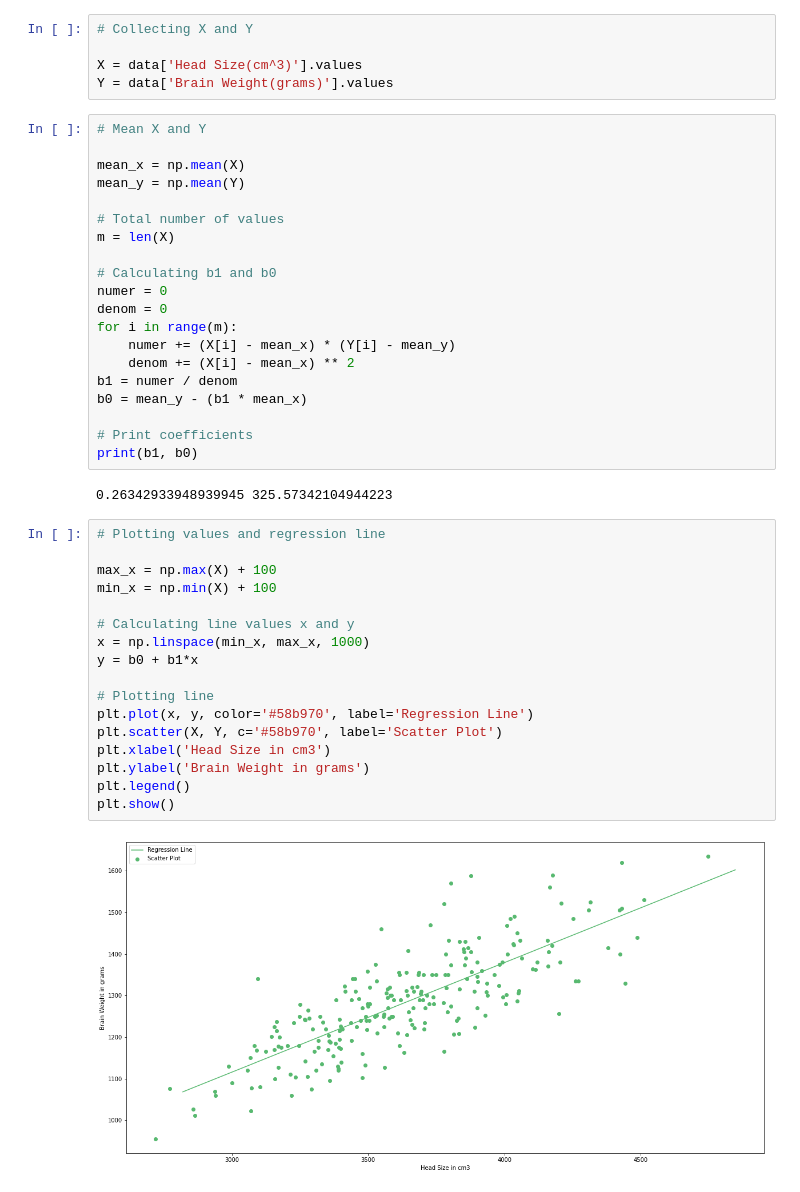
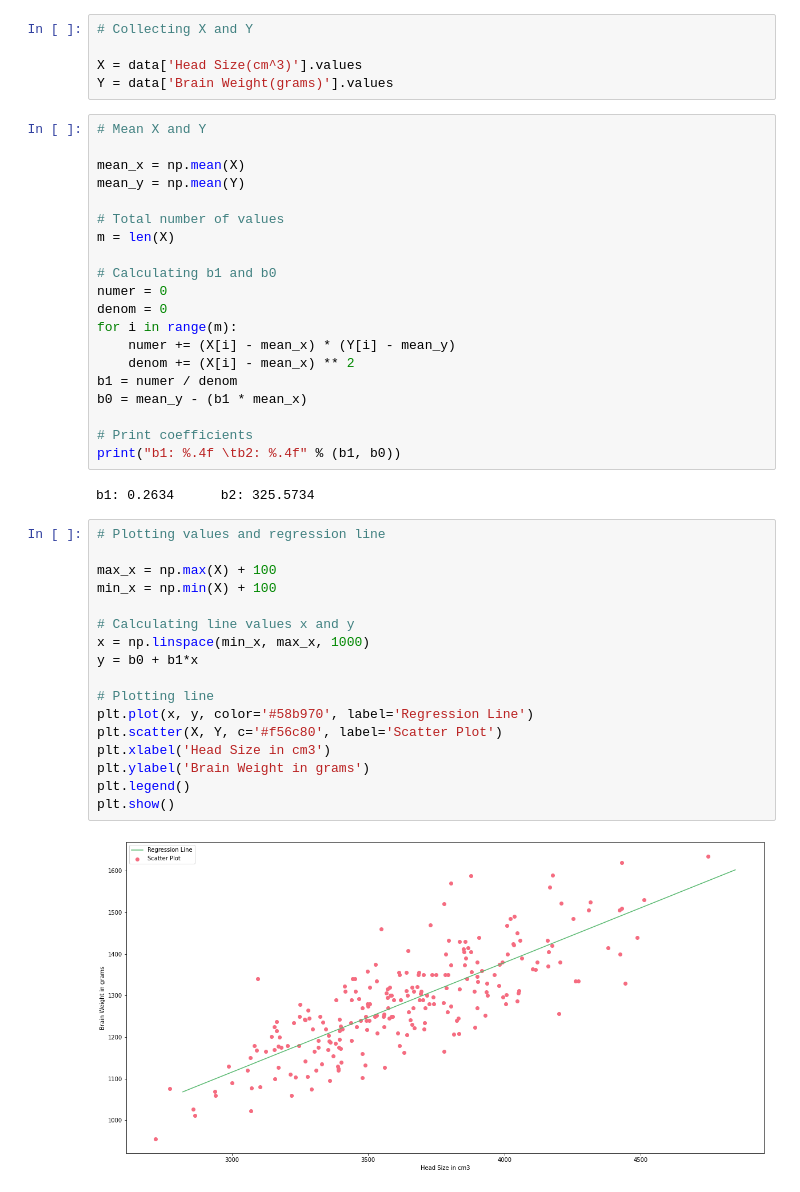
Before and after one commit to awwalm/MLDataSci, a Jupyter notebook: Notes.ipynb, the cells around one changed output. Saved outputs shown, nothing was run; the diff lists cells and outputs as text.

```diff
--- a/Notes.ipynb
+++ b/Notes.ipynb
@@ -70,28 +70,28 @@ b1 = numer / denom
 b0 = mean_y - (b1 * mean_x)
 
 # Print coefficients
-print(b1, b0)
+print("b1: %.4f \tb2: %.4f" % (b1, b0))
 # %% [output]
-0.26342933948939945 325.57342104944223
+b1: 0.2634      b2: 325.5734
 # %%
 # Plotting values and regression line
 
 max_x = np.max(X) + 100
 min_x = np.min(X) + 100
 
 # Calculating line values x and y
 x = np.linspace(min_x, max_x, 1000)
 y = b0 + b1*x
 
 # Plotting line
 plt.plot(x, y, color='#58b970', label='Regression Line')
-plt.scatter(X, Y, c='#58b970', label='Scatter Plot')
+plt.scatter(X, Y, c='#f56c80', label='Scatter Plot')
 plt.xlabel('Head Size in cm3')
 plt.ylabel('Brain Weight in grams')
 plt.legend()
 plt.show()
 # %% [output]
-[figure, old version]
+[figure, new version]
 # %%
 # Calculate R^2 value
 
```
Also changed, not shown: parts of 2 cells of this notebook.
